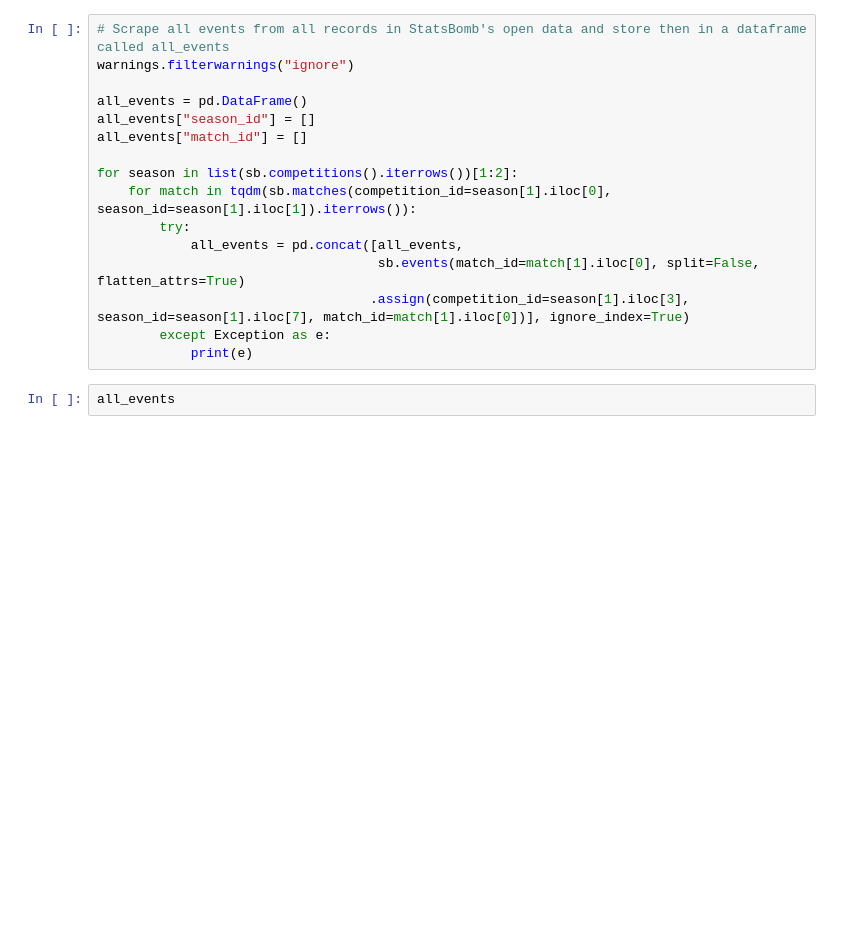
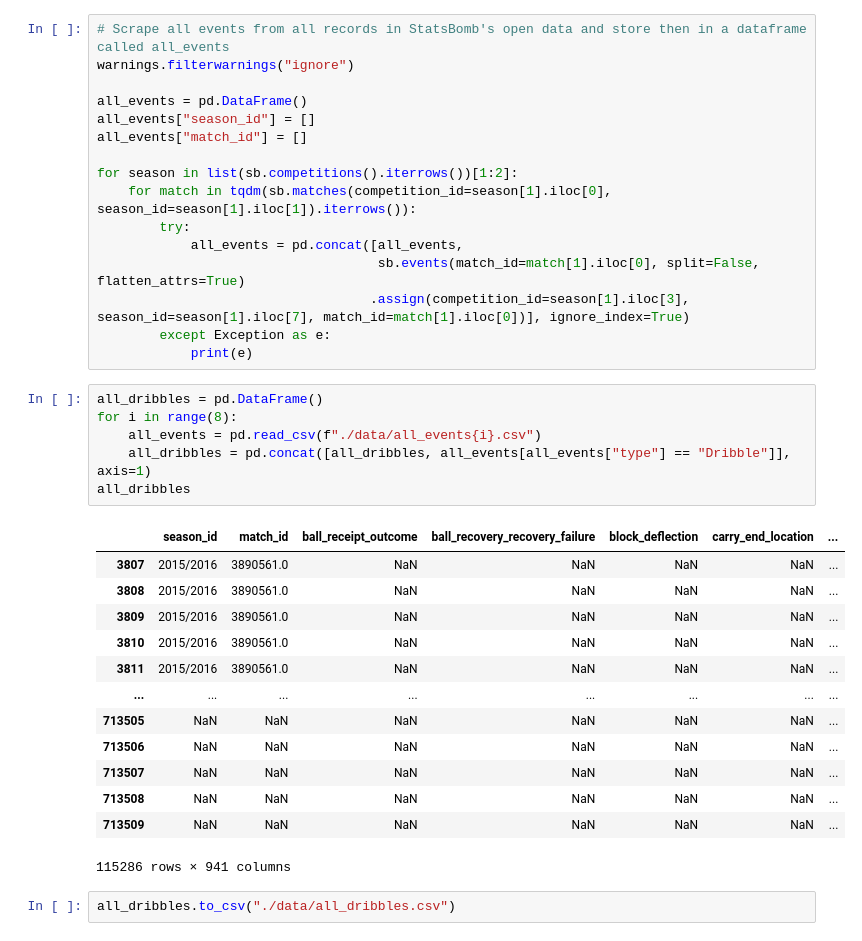
Before and after one commit to kkkarnav/BetterxG, a Jupyter notebook: 1_data_creation.ipynb, the cells around one changed output. Drawn from its saved outputs; the diff is of its cells as text; blank space fills up the shorter version.

```diff
--- a/1_data_creation.ipynb
+++ b/1_data_creation.ipynb
@@ -25,5 +25,25 @@ for season in list(sb.competitions().iterrows())[1:2]:
                                    .assign(competition_id=season[1].iloc[3], season_id=season[1].iloc[7], match_id=match[1].iloc[0])], ignore_index=True)
         except Exception as e:
             print(e)
-# %%
-all_events
+# %%
+all_dribbles = pd.DataFrame()
+for i in range(8):
+    all_events = pd.read_csv(f"./data/all_events{i}.csv")
+    all_dribbles = pd.concat([all_dribbles, all_events[all_events["type"] == "Dribble"]], axis=1)
+all_dribbles
+# %% [output]
+|  | season_id | match_id | ball_receipt_outcome | ball_recovery_recovery_failure | block_deflection | carry_end_location | ... |
+| 3807 | 2015/2016 | 3890561.0 | NaN | NaN | NaN | NaN | ... |
+| 3808 | 2015/2016 | 3890561.0 | NaN | NaN | NaN | NaN | ... |
+| 3809 | 2015/2016 | 3890561.0 | NaN | NaN | NaN | NaN | ... |
+| 3810 | 2015/2016 | 3890561.0 | NaN | NaN | NaN | NaN | ... |
+| 3811 | 2015/2016 | 3890561.0 | NaN | NaN | NaN | NaN | ... |
+| ... | ... | ... | ... | ... | ... | ... | ... |
+| 713505 | NaN | NaN | NaN | NaN | NaN | NaN | ... |
+| 713506 | NaN | NaN | NaN | NaN | NaN | NaN | ... |
+| 713507 | NaN | NaN | NaN | NaN | NaN | NaN | ... |
+| 713508 | NaN | NaN | NaN | NaN | NaN | NaN | ... |
+| 713509 | NaN | NaN | NaN | NaN | NaN | NaN | ... |
+115286 rows × 941 columns
+# %%
+all_dribbles.to_csv("./data/all_dribbles.csv")
```
Also changed, not shown: 3 other files.
